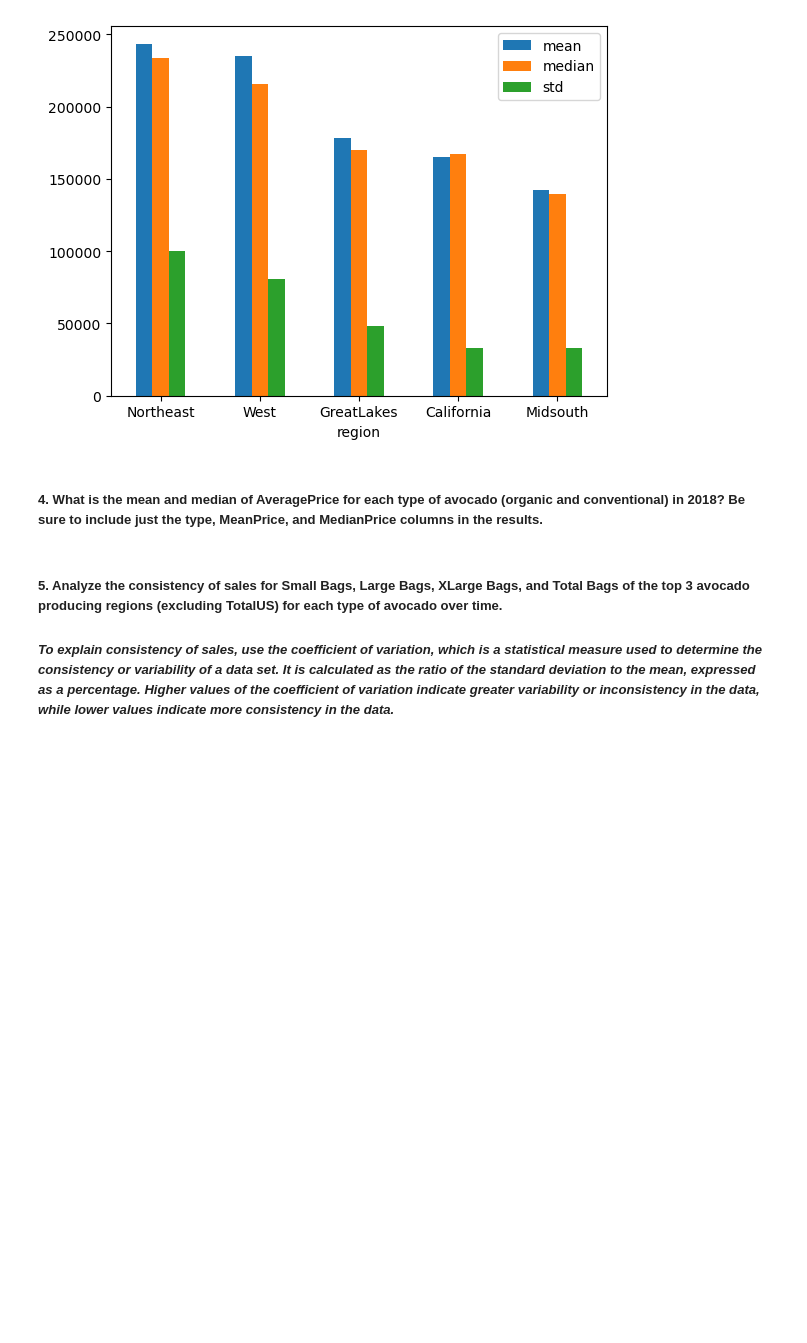
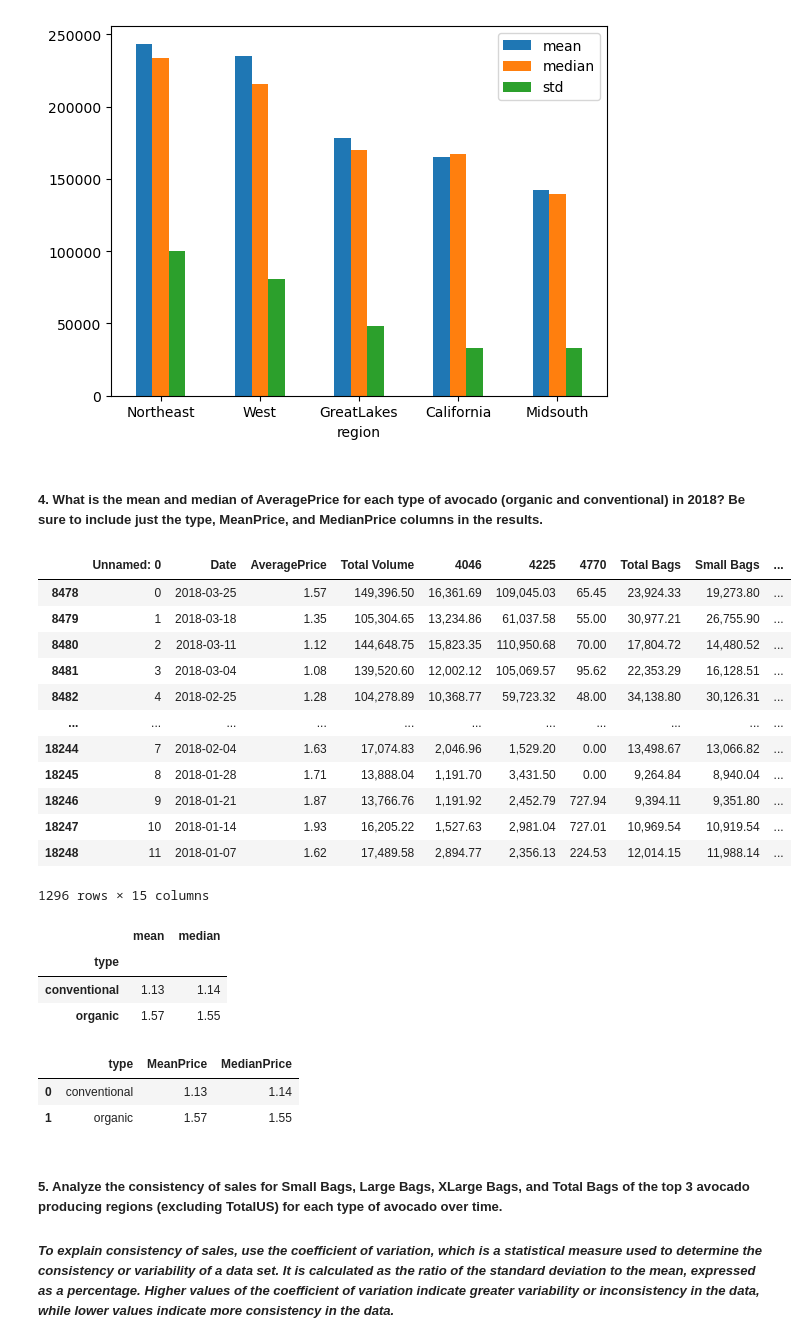
Before and after one commit to mesieou/deakin, a Jupyter notebook: introduction-to-ai/c1/C1.ipynb, the cells around one changed output. Cells and saved outputs as stored; diff of their text form; code cells hidden in the pictures; blank space fills up the shorter version.

Commit message:
4th exercise of data analysis of avocados sold was done

```diff
--- a/introduction-to-ai/c1/C1.ipynb
+++ b/introduction-to-ai/c1/C1.ipynb
@@ -109,11 +109,39 @@ top5_with_statistics.plot(kind='bar', y=["mean", "median", "std"], rot=0)
 # %%
 # write your code here
 
 # Extract the data for organic and conventional avocados in 2018.
+filtered_data = data.query('year == 2018')
+display(filtered_data)
 
 # Calculate the mean and median price for each type of avocado in 2018.
+data_with_statistics = filtered_data.groupby('type')['AveragePrice'].agg(['mean', 'median'])
+display(data_with_statistics)
 
 # Select the 'type', 'MeanPrice', and 'MedianPrice' columns and display the results.
+data_with_statistics.columns = ['MeanPrice', 'MedianPrice']
+data_with_statistics.reset_index(inplace=True)
+display(data_with_statistics)
+# %% [output]
+|  | Unnamed: 0 | Date | AveragePrice | Total Volume | 4046 | 4225 | 4770 | Total Bags | Small Bags | ... |
+| 8478 | 0 | 2018-03-25 | 1.57 | 149,396.50 | 16,361.69 | 109,045.03 | 65.45 | 23,924.33 | 19,273.80 | ... |
+| 8479 | 1 | 2018-03-18 | 1.35 | 105,304.65 | 13,234.86 | 61,037.58 | 55.00 | 30,977.21 | 26,755.90 | ... |
+| 8480 | 2 | 2018-03-11 | 1.12 | 144,648.75 | 15,823.35 | 110,950.68 | 70.00 | 17,804.72 | 14,480.52 | ... |
+| 8481 | 3 | 2018-03-04 | 1.08 | 139,520.60 | 12,002.12 | 105,069.57 | 95.62 | 22,353.29 | 16,128.51 | ... |
+| 8482 | 4 | 2018-02-25 | 1.28 | 104,278.89 | 10,368.77 | 59,723.32 | 48.00 | 34,138.80 | 30,126.31 | ... |
+| ... | ... | ... | ... | ... | ... | ... | ... | ... | ... | ... |
+| 18244 | 7 | 2018-02-04 | 1.63 | 17,074.83 | 2,046.96 | 1,529.20 | 0.00 | 13,498.67 | 13,066.82 | ... |
+| 18245 | 8 | 2018-01-28 | 1.71 | 13,888.04 | 1,191.70 | 3,431.50 | 0.00 | 9,264.84 | 8,940.04 | ... |
+| 18246 | 9 | 2018-01-21 | 1.87 | 13,766.76 | 1,191.92 | 2,452.79 | 727.94 | 9,394.11 | 9,351.80 | ... |
+| 18247 | 10 | 2018-01-14 | 1.93 | 16,205.22 | 1,527.63 | 2,981.04 | 727.01 | 10,969.54 | 10,919.54 | ... |
+| 18248 | 11 | 2018-01-07 | 1.62 | 17,489.58 | 2,894.77 | 2,356.13 | 224.53 | 12,014.15 | 11,988.14 | ... |
+1296 rows × 15 columns
+|  | mean | median |
+| type |  |  |
+| conventional | 1.13 | 1.14 |
+| organic | 1.57 | 1.55 |
+|  | type | MeanPrice | MedianPrice |
+| 0 | conventional | 1.13 | 1.14 |
+| 1 | organic | 1.57 | 1.55 |
 # %% [markdown]
 ##### 5. Analyze the consistency of sales for Small Bags, Large Bags, XLarge Bags, and Total Bags of the top 3 avocado producing regions (excluding TotalUS) for each type of avocado over time.
 
```
Also changed, not shown: 1 other file.
